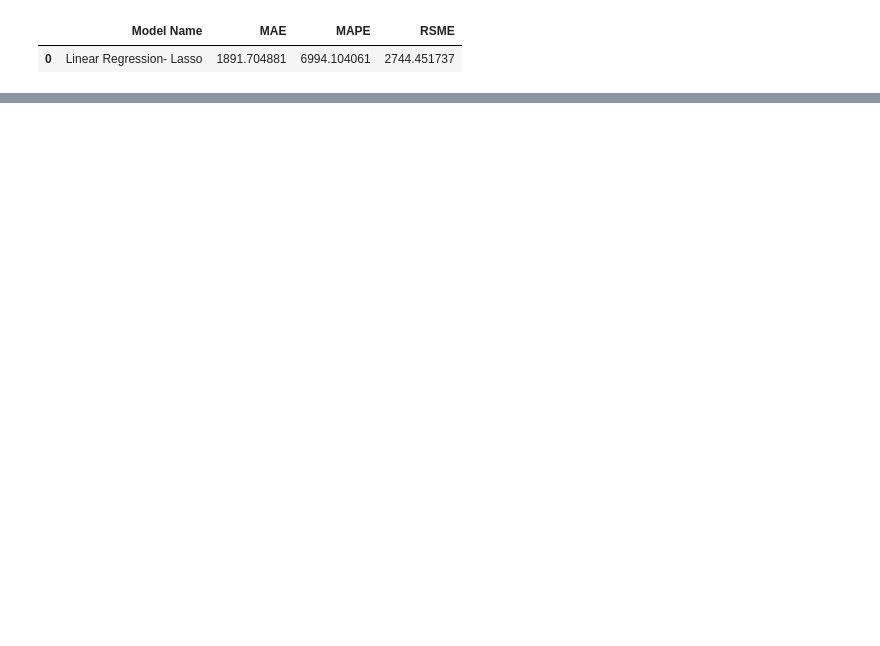
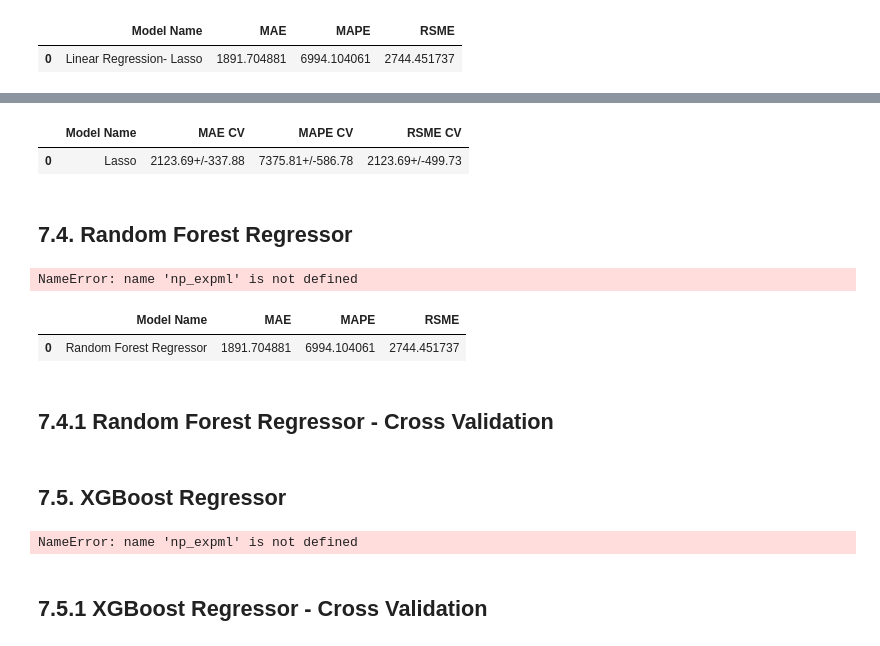
Before and after one commit to dsdefreitas/Store_Sales_Prediction, a Jupyter notebook: m04_v01_store_sales_prediction.ipynb, the cells around one changed output, grey strips where cells are left out. Saved outputs shown, nothing was run; the diff lists cells and outputs as text; code cells hidden in the pictures; blank space fills up the shorter version.

```diff
--- a/m04_v01_store_sales_prediction.ipynb
+++ b/m04_v01_store_sales_prediction.ipynb
@@ -1421,0 +1520,3 @@ lrr_result
+# %%
+model = Lasso(alpha = 0.01)
+lrr_result_cv = cross_validation(x_training, 5, 'Lasso', model, verbose = True)
@@ -1421,0 +1533,7 @@ lrr_result
+# %%
+lrr_result_cv
+# %% [output]
+|  | Model Name | MAE CV | MAPE CV | RSME CV |
+| 0 | Lasso | 2123.69+/-337.88 | 7375.81+/-586.78 | 2123.69+/-499.73 |
+# %% [markdown]
+## 7.4. Random Forest Regressor
@@ -1421,0 +1542,21 @@ lrr_result
+# %%
+# model
+rf = RandomForestRegressor(n_estimators = 100, n_jobs = -1, random_state = 42).fit(x_train, y_train)
+#n_estimators = quantas árvores aleatórias vão ser criadas
+#n_jobs=1: pra que use todos os cores da máquina e faça todo o processamento de criação de árvores em paralelo e rode mais rápido.
+#random_state = 42 = origem dos números aleatórios principalmente quando for fazer essa aleatoriedade, principalmente na hora de escolher as variáveis, fazer as ramificações
+#eu quero que ele parta da mesma origem aleatória.
+
+#prediction
+yhat_rf = rf.predict(x_test)
+# %% [output]
+NameError: name 'np_expml' is not defined
+# %%
+#performance
+rf_result = ml_error('Random Forest Regressor', np.expm1(y_test), np.expm1(yhat_lrr))
+rf_result
+# %% [output]
+|  | Model Name | MAE | MAPE | RSME |
+| 0 | Random Forest Regressor | 1891.704881 | 6994.104061 | 2744.451737 |
+# %% [markdown]
+## 7.4.1 Random Forest Regressor - Cross Validation
@@ -1421,0 +1565,33 @@ lrr_result
+# %% [markdown]
+## 7.5. XGBoost Regressor
+# %%
+# model
+model_xgb = xgb.XGBRegressor(objective ='reg:squarederror', n_estimators = 100, eta = 0.01, max_depth = 10, subsample = 0.7, colsample_bytree = 0.9,
+                             n_jobs = -1).fit(x_train, y_train)
+#objective: função objetiva
+#eta: "quantas passadas ele usa para fazer o aprendizado"
+#max_depth: máxima profundidade, ramificação que a árvore pode chegar
+#subsample: qual a porcentagem de todas as variáveis que eu tenho que eu quero fazer uma amostragem pra selecionar as mais relevantes.
+#random forest é um emsemble (?) é como se fossem várias árvores, e faz a combinação dessas várias árvores para se ter um resultado
+#e eu quero fazer esse sample por cada uma das árvores.
+#por isso deixa o colsample_bytree
+
+#eu não to preucupado em encontrar o melhor parâmetro aqui. Temos um passo específico (passo 8) só de fine tuning (encontrar o melhor parâmetro pro modelo que você selecinou
+#o que o meigarom faz: implementa os 5 modelos e deixa com parâmetro default
+#aquele que performar melhor com os próprios parâmetros default são utilizados para produção.
+#corre o risco que um modelo com fine tuning performe melhor? SIM!
+#mas acha-se melhor correr esse risco em termos de velocidade.
+
+#por experiência do meigarom, o finetuning aumenta a acurácio geralmente 1%, 2%
+#o que realmente faz diferença são a escolha das variáveis que você coloca que representam melhor o fenômeno que você tá medindo.
+
+#prediction
+yhat_xgb = model_xgb.predict(x_test)
+
+#performance
+xgb_result = ml_error('XGBoost Regressor', np_expml(y_test), np_expml(yhat_xgb))
+xgb_result
+# %% [output]
+NameError: name 'np_expml' is not defined
+# %% [markdown]
+## 7.5.1 XGBoost Regressor - Cross Validation
```
Also changed, not shown: parts of 43 cells of this notebook, 2 other files.
